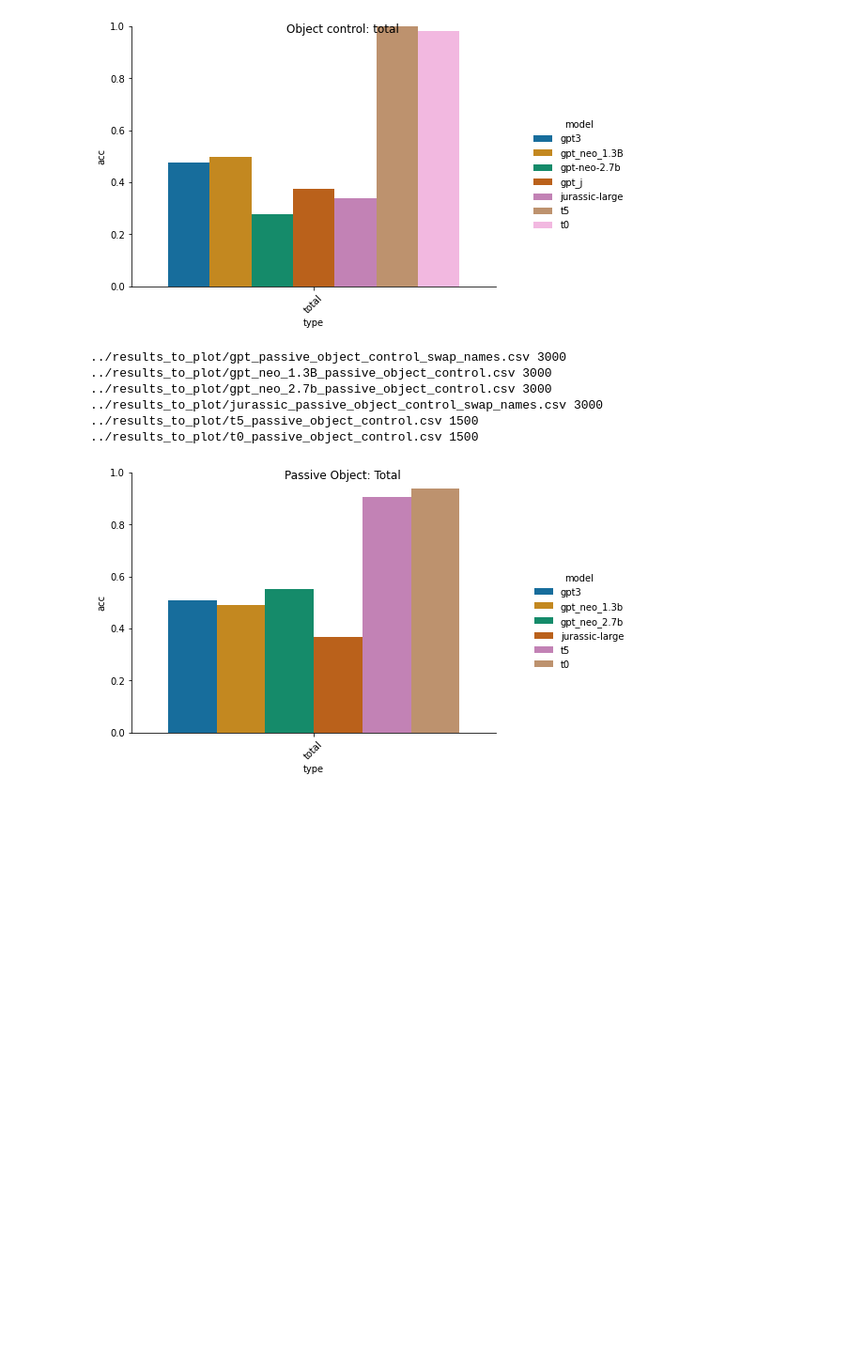
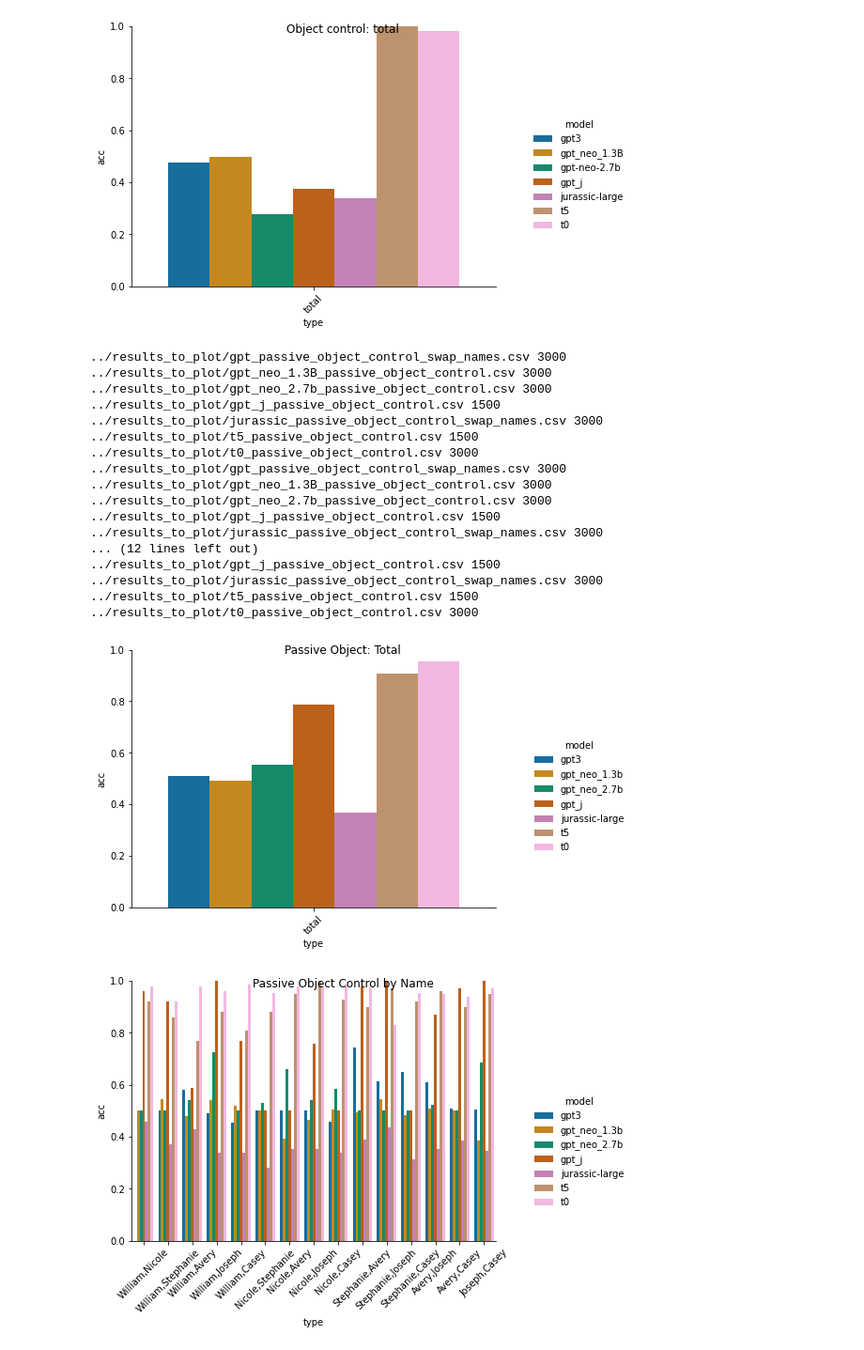
Before and after one commit to esteng/curious-case-of-control, a Jupyter notebook: src/vis.ipynb, the cells around one changed output. Shown at 94% size. Saved outputs shown, nothing was run; the diff lists cells and outputs as text; code cells hidden in the pictures; blank space fills up the shorter version.

```diff
--- a/src/vis.ipynb
+++ b/src/vis.ipynb
@@ -125,37 +125,50 @@ for csv, name in zip(csvs, names):
 # %%
 
 csvs=["../results_to_plot/gpt_passive_object_control_swap_names.csv",
      "../results_to_plot/gpt_neo_1.3B_passive_object_control.csv",
      "../results_to_plot/gpt_neo_2.7b_passive_object_control.csv",
+     "../results_to_plot/gpt_j_passive_object_control.csv",
      "../results_to_plot/jurassic_passive_object_control_swap_names.csv",
      "../results_to_plot/t5_passive_object_control.csv",
      "../results_to_plot/t0_passive_object_control.csv"]
 
 
 g = barplot(csvs, level="total", x_name = "type", hue_name = "model", title = "Passive Object: Total")
 g.figure.set_size_inches(8.5, 4.5)
 sns.despine()
 
 
-# g = barplot(csvs, level="acc_by_name", x_name = "type", hue_name = "model", title = "Passive Object Control by Name")
-# g.figure.set_size_inches(8.5, 4.5)
-# sns.despine()
+g = barplot(csvs, level="acc_by_name", x_name = "type", hue_name = "model", title = "Passive Object Control by Name")
+g.figure.set_size_inches(8.5, 4.5)
+sns.despine()
 
 
 
-# g = barplot(csvs, level="acc_by_verb", x_name = "type", hue_name = "model", title = "Passive Object Control by Verb")
-# g.figure.set_size_inches(8.5, 4.5)
-# sns.despine()
+g = barplot(csvs, level="acc_by_verb", x_name = "type", hue_name = "model", title = "Passive Object Control by Verb")
+g.figure.set_size_inches(8.5, 4.5)
+sns.despine()
 
 
-# g = barplot(csvs, level="acc_by_action", x_name = "type", hue_name = "model", title = "Passive Object Control by Action")
-# g.figure.set_size_inches(8.5, 4.5)
-# sns.despine()
+g = barplot(csvs, level="acc_by_action", x_name = "type", hue_name = "model", title = "Passive Object Control by Action")
+g.figure.set_size_inches(8.5, 4.5)
+sns.despine()
 # %% [output]
 ../results_to_plot/gpt_passive_object_control_swap_names.csv 3000
 ../results_to_plot/gpt_neo_1.3B_passive_object_control.csv 3000
 ../results_to_plot/gpt_neo_2.7b_passive_object_control.csv 3000
+../results_to_plot/gpt_j_passive_object_control.csv 1500
 ../results_to_plot/jurassic_passive_object_control_swap_names.csv 3000
 ../results_to_plot/t5_passive_object_control.csv 1500
-../results_to_plot/t0_passive_object_control.csv 1500
+../results_to_plot/t0_passive_object_control.csv 3000
+../results_to_plot/gpt_passive_object_control_swap_names.csv 3000
+../results_to_plot/gpt_neo_1.3B_passive_object_control.csv 3000
+../results_to_plot/gpt_neo_2.7b_passive_object_control.csv 3000
+../results_to_plot/gpt_j_passive_object_control.csv 1500
+../results_to_plot/jurassic_passive_object_control_swap_names.csv 3000
+... (12 lines left out)
+../results_to_plot/gpt_j_passive_object_control.csv 1500
+../results_to_plot/jurassic_passive_object_control_swap_names.csv 3000
+../results_to_plot/t5_passive_object_control.csv 1500
+../results_to_plot/t0_passive_object_control.csv 3000
-[figure, old version]
+[figure, new version]
+[figure, added]
```
Also changed, not shown: parts of 3 cells of this notebook, 2 other files.
